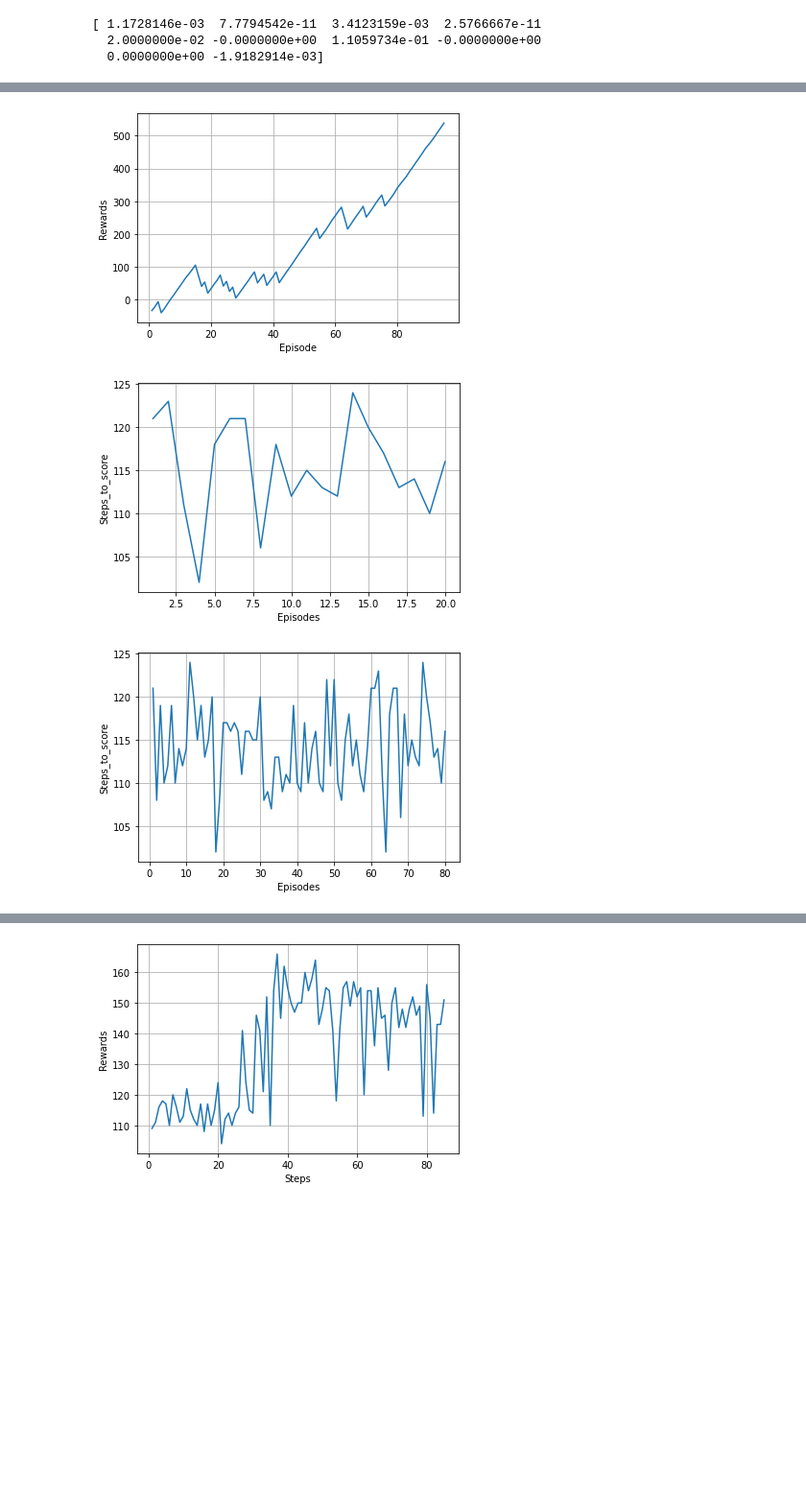
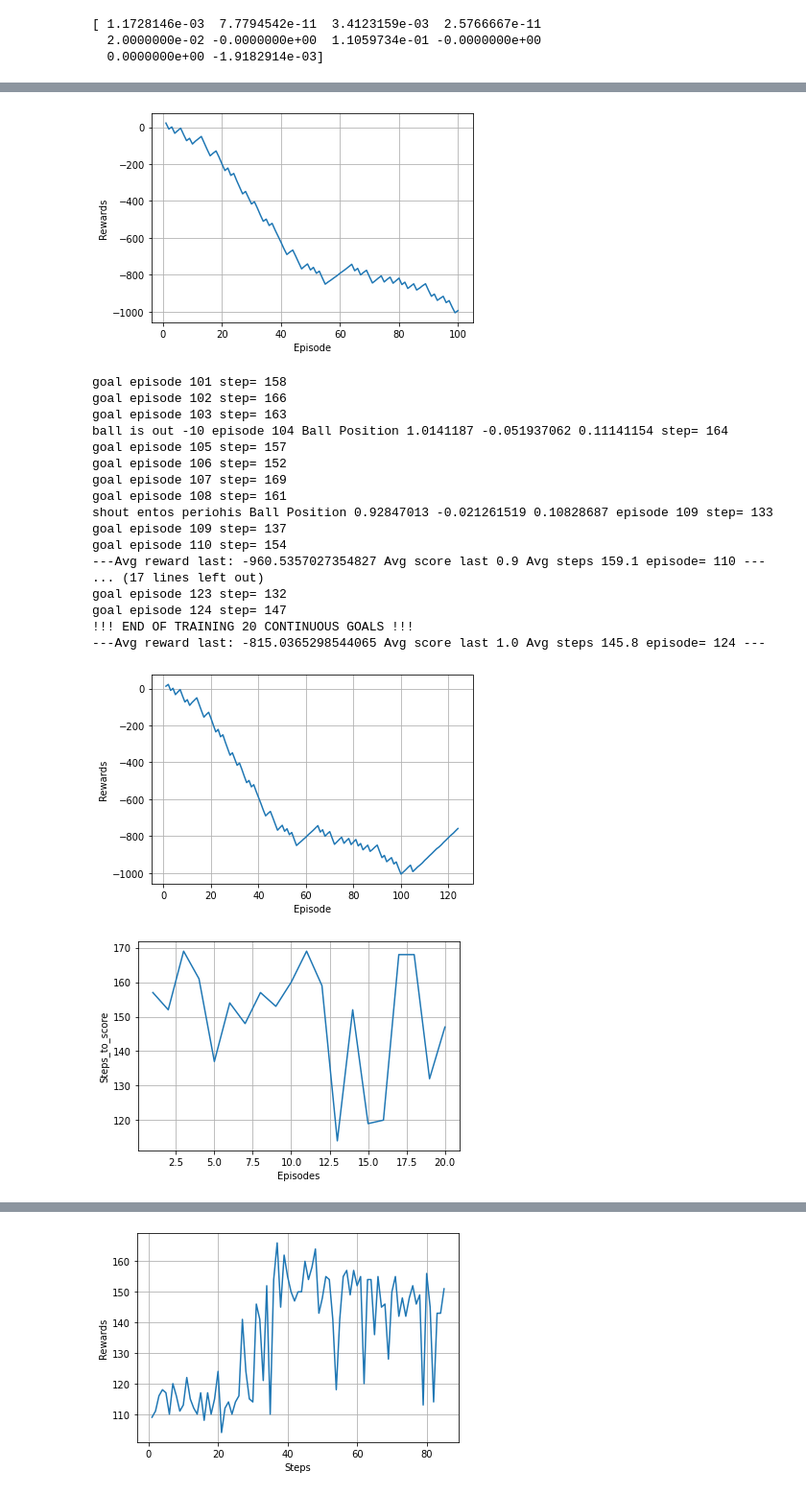
Before and after one commit to Georgemouts/Google-Research-Football-RL-DQN, a Jupyter notebook: 4_actions_final.ipynb, the cells around one changed output, grey strips where cells are left out. Shown at 96% size. Cells and saved outputs as stored; diff of their text form; code cells hidden in the pictures; blank space fills up the shorter version.

```diff
--- a/4_actions_final.ipynb
+++ b/4_actions_final.ipynb
@@ -350,6 +350,7 @@ for i in range(num_of_eps) :
       print("goal","episode",i,"step=",steps)
       reward += 35 #35
 
+
       terminal= terminal +1
       goal_steps.append(steps)
 
@@ -372,7 +373,7 @@ for i in range(num_of_eps) :
 
 
 
-    score= +reward
+    score+= reward
 
     #for prints
     eps_rew+=reward
@@ -473,3 +474,20 @@ goal episode 95 step= 116
-[figure, old version]
+[figure, new version]
+goal episode 101 step= 158
+goal episode 102 step= 166
+goal episode 103 step= 163
+ball is out -10 episode 104 Ball Position 1.0141187 -0.051937062 0.11141154 step= 164
+goal episode 105 step= 157
+goal episode 106 step= 152
+goal episode 107 step= 169
+goal episode 108 step= 161
+shout entos periohis Ball Position 0.92847013 -0.021261519 0.10828687 episode 109 step= 133
+goal episode 109 step= 137
+goal episode 110 step= 154
+---Avg reward last: -960.5357027354827 Avg score last 0.9 Avg steps 159.1 episode= 110 ---
+... (17 lines left out)
+goal episode 123 step= 132
+goal episode 124 step= 147
+!!! END OF TRAINING 20 CONTINUOUS GOALS !!!
+---Avg reward last: -815.0365298544065 Avg score last 1.0 Avg steps 145.8 episode= 124 ---
-[figure, old version]
+[figure, new version]
-[figure, old version]
+[figure, new version]
```
Also changed, not shown: parts of 1 cell of this notebook.
